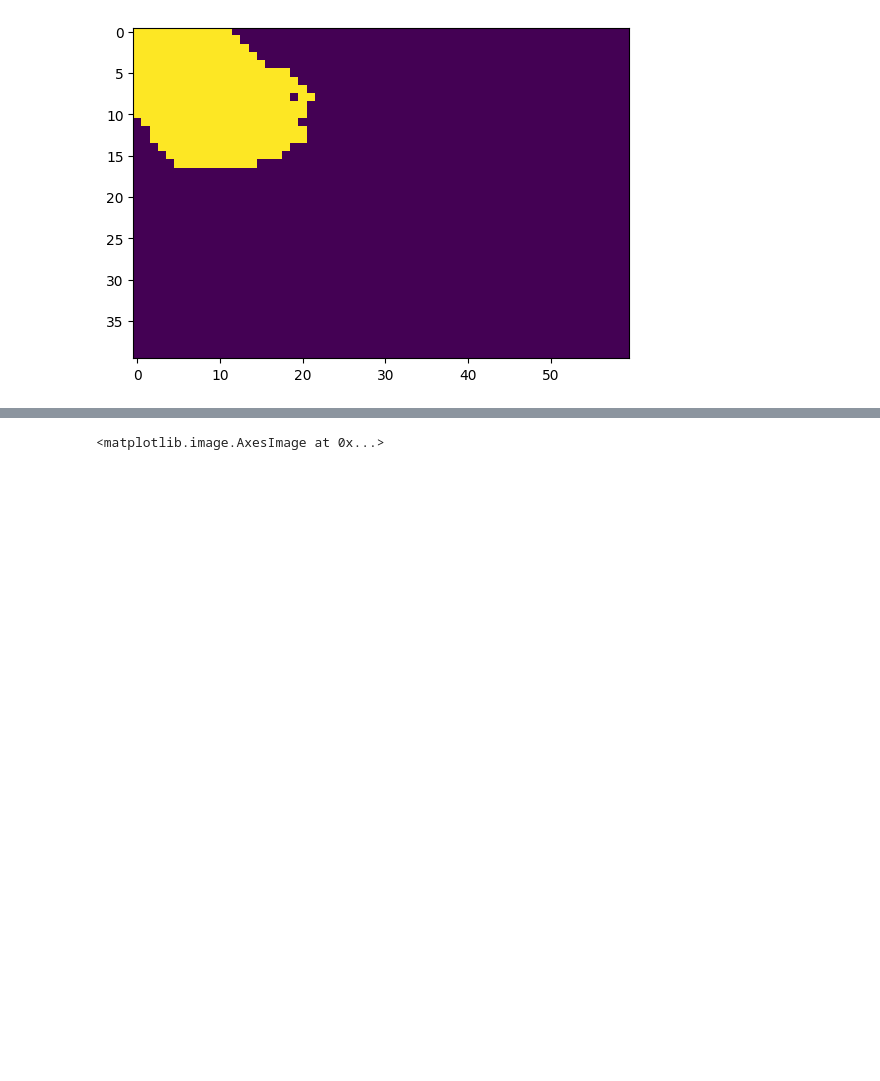
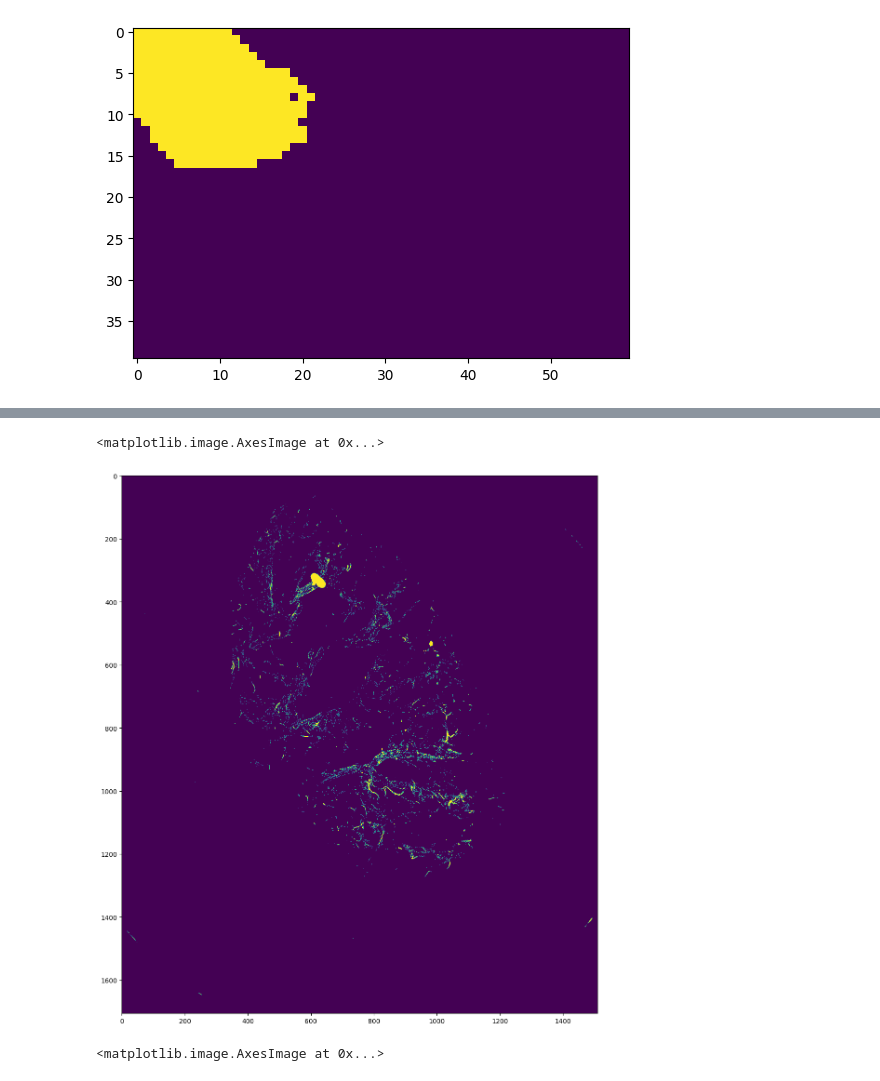
Before and after one commit to viktorcikojevic/kaggle_sennet, a Jupyter notebook: notebooks/investigate-predictions.ipynb, the cells around one changed output, grey strips where cells are left out. Drawn from its saved outputs; the diff is of its cells as text; code cells hidden in the pictures; blank space fills up the shorter version.

```diff
--- a/notebooks/investigate-predictions.ipynb
+++ b/notebooks/investigate-predictions.ipynb
@@ -189,6 +189,7 @@ mmap_labels.shape=[501, 1706, 1510]
 # %%
 labels = np.array(mmap_labels.data)
 predictions = (np.array(mmap_array.data > 0.3295)).astype(np.uint8)
+predictions = (np.array(mmap_array.data > 0.3295)).astype(np.uint8)
 # %%
 # calculate true positives, false positives, false negatives
 true_positives = np.sum(labels * predictions)
@@ -241,6 +242,14 @@ for i in range(3):
 true_positives = labels * predictions
 false_positives = (1 - labels) * predictions
 false_negatives = labels * (1 - predictions)
+# %%
+# set figure size
+plt.figure(figsize=(15, 15))
+
+plt.imshow(np.max(false_positives, axis=0))
+# %% [output]
+<matplotlib.image.AxesImage at 0x...>
+[figure, added]
 # %%
 # set figure size
 plt.figure(figsize=(15, 15))
```
Also changed, not shown: parts of 4 cells of this notebook, 2 other files.
